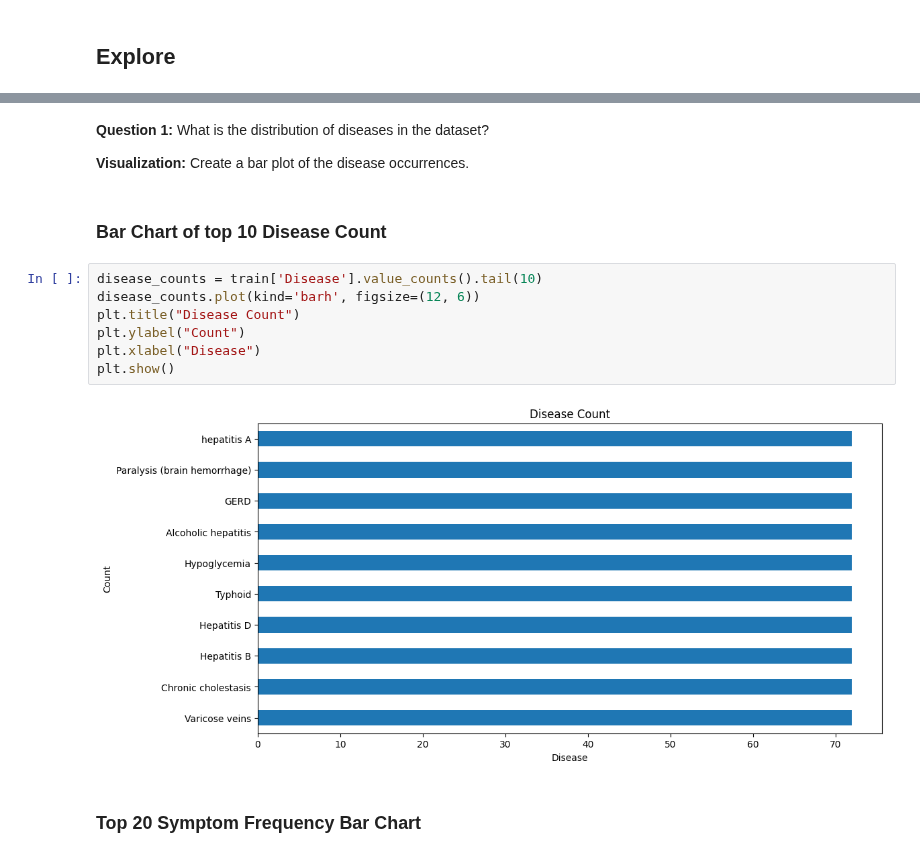
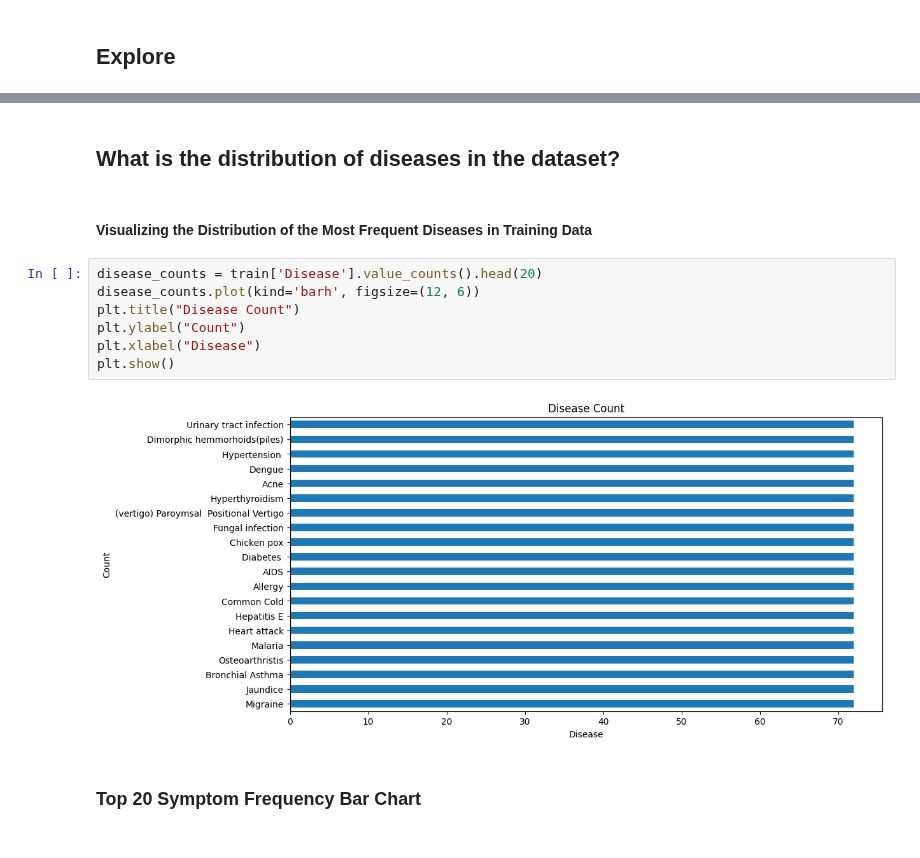
Before and after one commit to disease-outbreak/disease-outbreak, a Jupyter notebook: final_report_symptoms.ipynb, the cells around one changed output, grey strips where cells are left out. Cells and saved outputs as stored; diff of their text form.

```diff
--- a/final_report_symptoms.ipynb
+++ b/final_report_symptoms.ipynb
@@ -125,18 +140,16 @@ Name: count, dtype: int64
 # %% [markdown]
-**Question 1:** What is the distribution of diseases in the dataset?
-
-**Visualization:** Create a bar plot of the disease occurrences.
+## What is the distribution of diseases in the dataset?
 # %% [markdown]
- ### Bar Chart of top 10 Disease Count
+#### Visualizing the Distribution of the Most Frequent Diseases in Training Data
 # %%
-disease_counts = train['Disease'].value_counts().tail(10)
+disease_counts = train['Disease'].value_counts().head(20)
 disease_counts.plot(kind='barh', figsize=(12, 6))
 plt.title("Disease Count")
 plt.ylabel("Count")
 plt.xlabel("Disease")
 plt.show()
 # %% [output]
-[figure, old version]
+[figure, new version]
 # %% [markdown]
 ### Top 20 Symptom Frequency Bar Chart
 # %%
```
Also changed, not shown: parts of 63 cells of this notebook.
